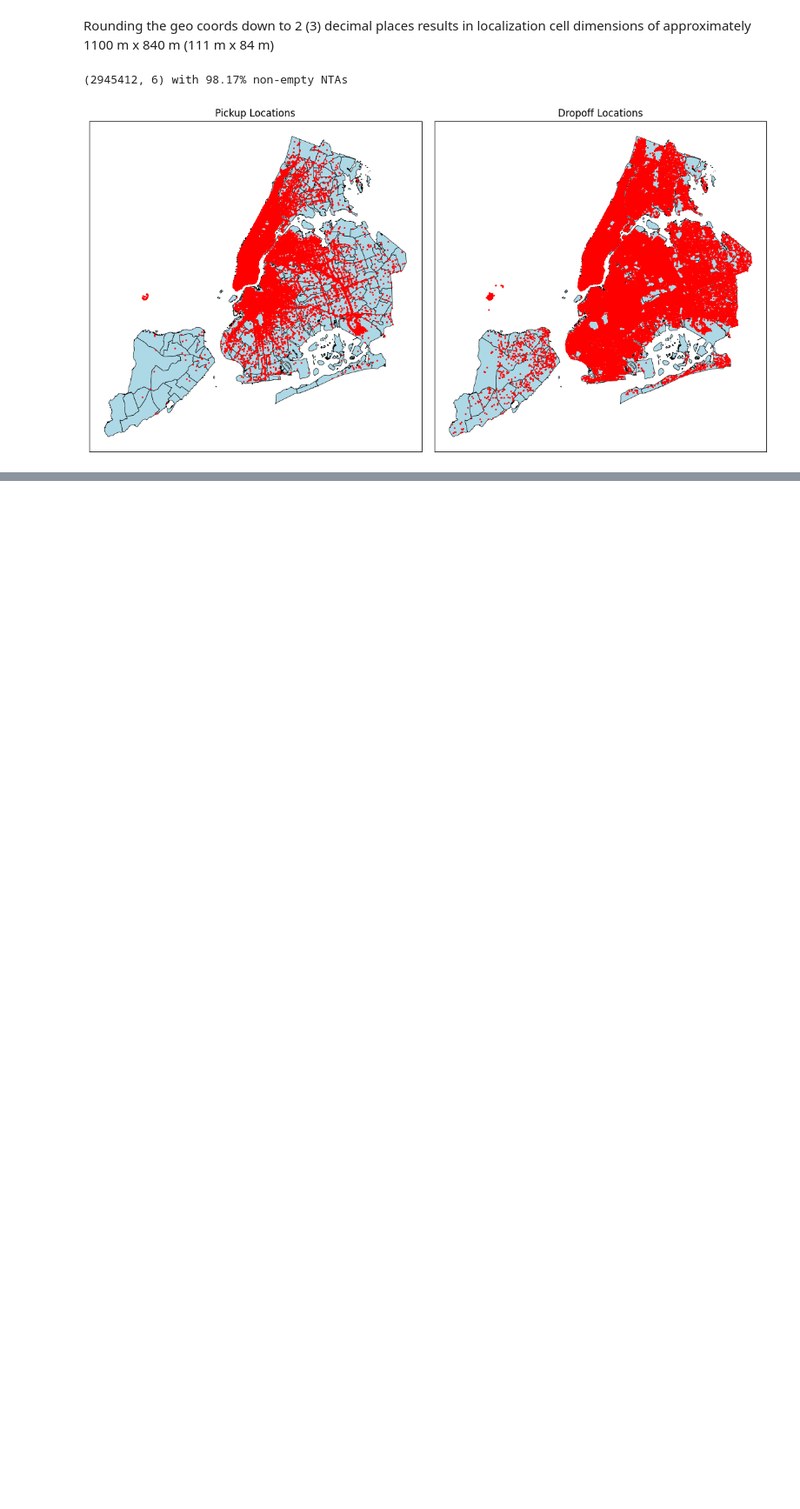
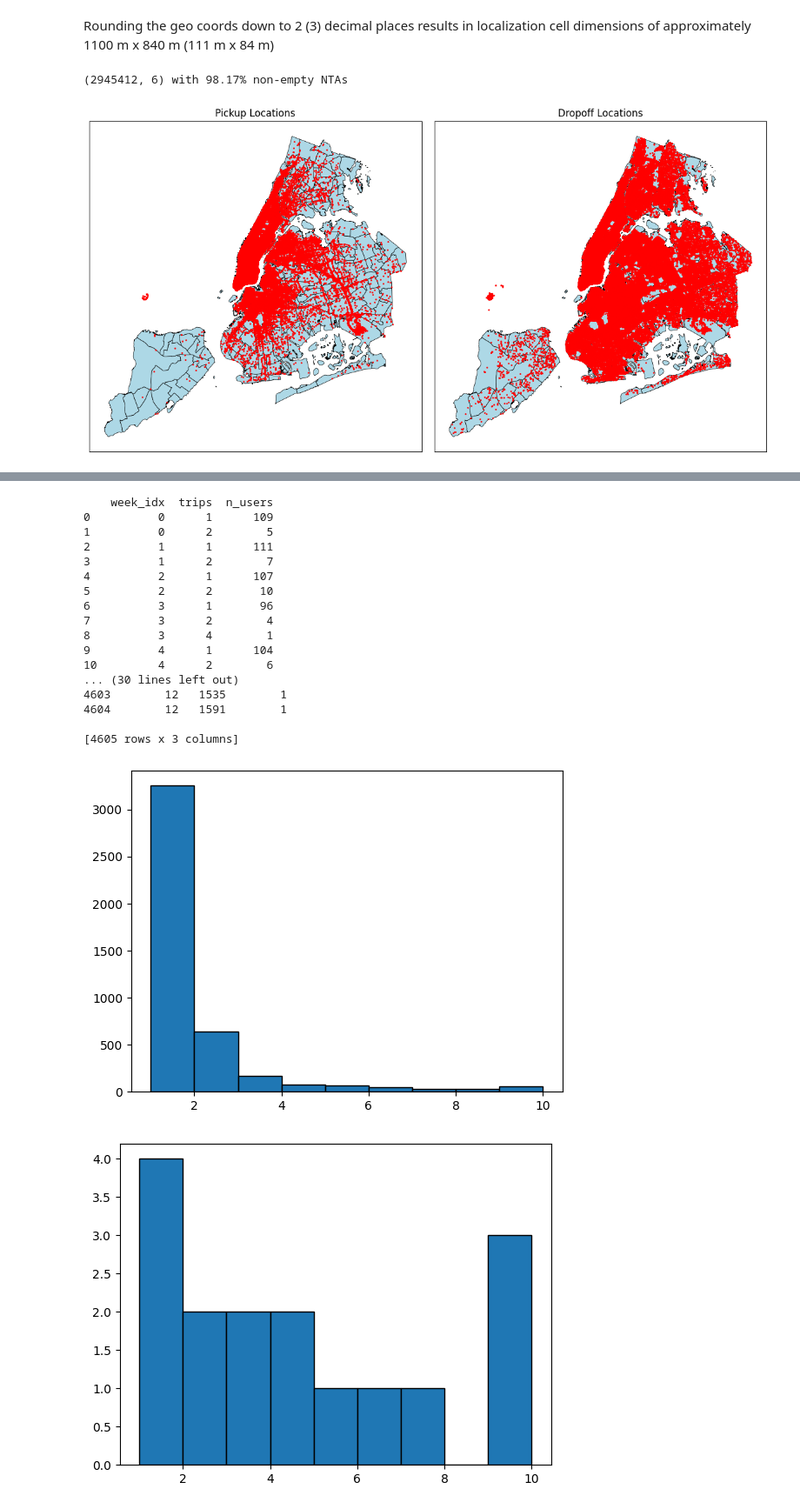
Before and after one commit to alexanderkrupinski/clickhouse-learning, a Jupyter notebook: python/nyc_taxi_eda.ipynb, the cells around one changed output, grey strips where cells are left out. Shown at 87% size. Cells and saved outputs as stored; diff of their text form; code cells hidden in the pictures; blank space fills up the shorter version.

```diff
--- a/python/nyc_taxi_eda.ipynb
+++ b/python/nyc_taxi_eda.ipynb
@@ -217,0 +217,36 @@ print(data[data.prediction_date.astype(str) == "2015-07-08"])
+# %%
+labels_churn = labels[labels.churn == 1]
+labels_nochurn = labels[labels.churn == 0]
+
+start = pd.to_datetime(labels_churn["prediction_date"].min())
+
+labels_churn["week_idx"] = ((pd.to_datetime(labels_churn["prediction_date"]) - start).dt.days // 7)
+labels_nochurn["week_idx"] = ((pd.to_datetime(labels_nochurn["prediction_date"]) - start).dt.days // 7)
+
+trips_nusers_weekly = (
+    labels_churn
+        .groupby(["week_idx", "trips"])
+        .size()
+        .reset_index(name="n_users")
+)
+
+print(trips_nusers_weekly)
+
+
+trips_nusers_weekly_nochurn = (
+    labels_nochurn
+        .groupby(["week_idx", "trips"])
+        .size()
+        .reset_index(name="n_users")
+)
+
+print(trips_nusers_weekly_nochurn)
+
+
+plt.hist(trips_nusers_weekly_nochurn["n_users"], bins=[1, 2, 3, 4, 5, 6, 7, 8, 9, 10], edgecolor='black')
+plt.show()
+
+
+plt.hist(trips_nusers_weekly["n_users"], bins=[1, 2, 3, 4, 5, 6, 7, 8, 9, 10], edgecolor='black')
+plt.show()
+# %% [output]
@@ -217,0 +263,19 @@ print(data[data.prediction_date.astype(str) == "2015-07-08"])
+    week_idx  trips  n_users
+0          0      1      109
+1          0      2        5
+2          1      1      111
+3          1      2        7
+4          2      1      107
+5          2      2       10
+6          3      1       96
+7          3      2        4
+8          3      4        1
+9          4      1      104
+10         4      2        6
+... (30 lines left out)
+4603        12   1535        1
+4604        12   1591        1
+
+[4605 rows x 3 columns]
+[figure, added]
+[figure, added]
```
Also changed, not shown: parts of 4 cells of this notebook.
